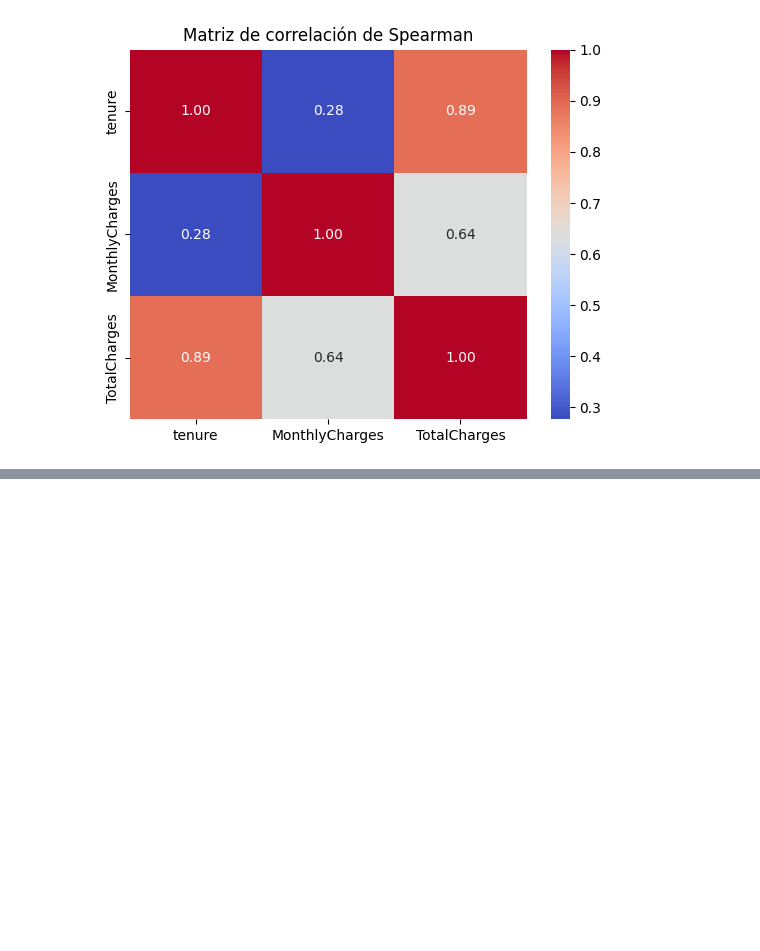
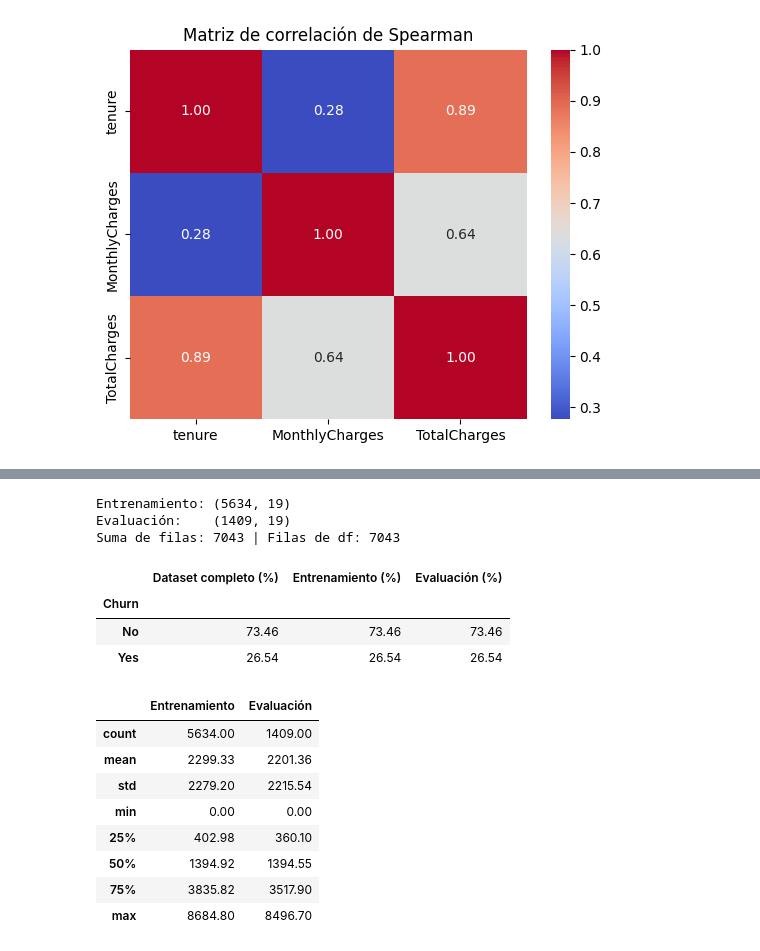
Before and after one commit to GaboFW/TPI_Grupo-05, a Jupyter notebook: notebooks/TPI_Analisis_de_Datos.ipynb, the cells around one changed output, grey strips where cells are left out. Drawn from its saved outputs; the diff is of its cells as text; code cells hidden in the pictures; blank space fills up the shorter version.

```diff
--- a/notebooks/TPI_Analisis_de_Datos.ipynb
+++ b/notebooks/TPI_Analisis_de_Datos.ipynb
@@ -1166,0 +1047,12 @@ Este análisis permite identificar patrones y formular hipótesis sobre el compo
+# %%
+# Variable objetivo continua para la regresión
+COLUMNA_OBJETIVO = "TotalCharges"
+
+# Columnas que no se usan como predictoras
+COLUMNAS_EXCLUIDAS = ["customerID", "CargosEstimados", COLUMNA_OBJETIVO]
+
+X = df.drop(columns=COLUMNAS_EXCLUIDAS)
+y = df[COLUMNA_OBJETIVO]
+
+print("Dimensiones de X:", X.shape)
+print("Dimensiones de y:", y.shape)
@@ -1166,0 +1091,49 @@ Este análisis permite identificar patrones y formular hipótesis sobre el compo
+# %%
+X_train, X_test, y_train, y_test = train_test_split(
+    X,
+    y,
+    test_size=TEST_SIZE,
+    random_state=RANDOM_STATE,
+    stratify=df["Churn"]
+)
+
+print("Entrenamiento:", X_train.shape)
+print("Evaluación:   ", X_test.shape)
+
+# Comprobación: entre los dos conjuntos deben estar todos los registros
+print("Suma de filas:", len(X_train) + len(X_test), "| Filas de df:", len(df))
+# %% [output]
+Entrenamiento: (5634, 19)
+Evaluación:    (1409, 19)
+Suma de filas: 7043 | Filas de df: 7043
+# %%
+# Comprobar que la estratificación mantuvo la proporción de Churn
+proporciones_churn = pd.DataFrame({
+    "Dataset completo (%)": df["Churn"].value_counts(normalize=True) * 100,
+    "Entrenamiento (%)": X_train["Churn"].value_counts(normalize=True) * 100,
+    "Evaluación (%)": X_test["Churn"].value_counts(normalize=True) * 100
+}).round(2)
+
+display(proporciones_churn)
+
+# Distribución de la variable objetivo en cada conjunto
+display(
+    pd.DataFrame({
+        "Entrenamiento": y_train.describe(),
+        "Evaluación": y_test.describe()
+    }).round(2)
+)
+# %% [output]
+|  | Dataset completo (%) | Entrenamiento (%) | Evaluación (%) |
+| Churn |  |  |  |
+| No | 73.46 | 73.46 | 73.46 |
+| Yes | 26.54 | 26.54 | 26.54 |
+|  | Entrenamiento | Evaluación |
+| count | 5634.00 | 1409.00 |
+| mean | 2299.33 | 2201.36 |
+| std | 2279.20 | 2215.54 |
+| min | 0.00 | 0.00 |
+| 25% | 402.98 | 360.10 |
+| 50% | 1394.92 | 1394.55 |
+| 75% | 3835.82 | 3517.90 |
+| max | 8684.80 | 8496.70 |
```
Also changed, not shown: parts of 53 cells of this notebook.
